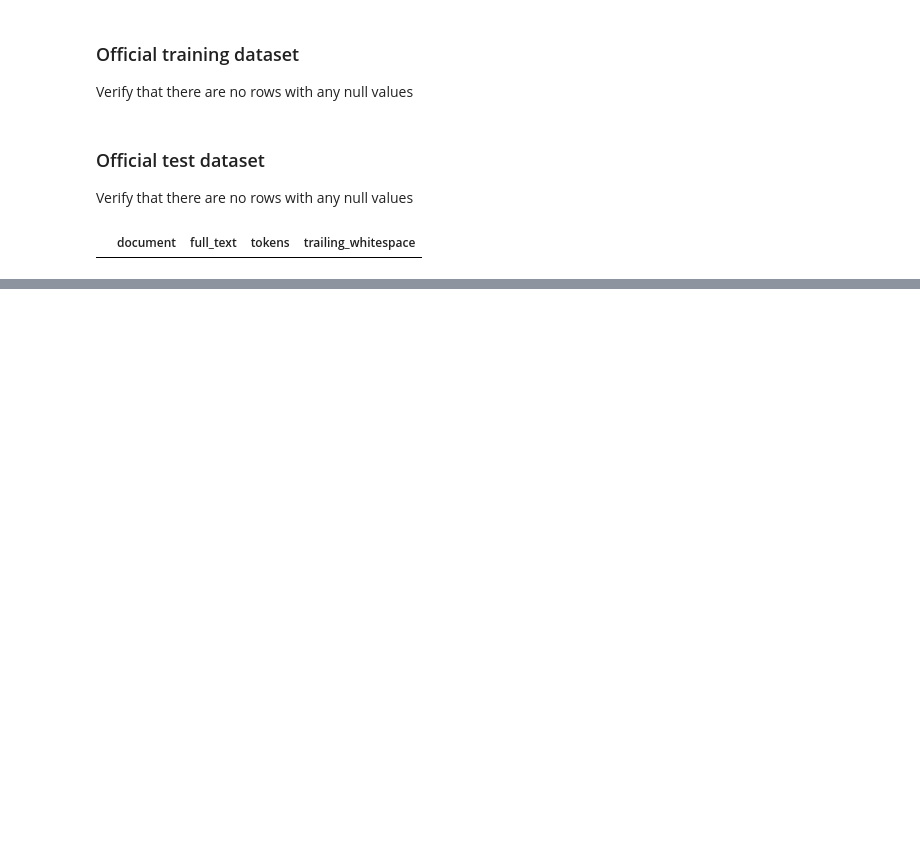
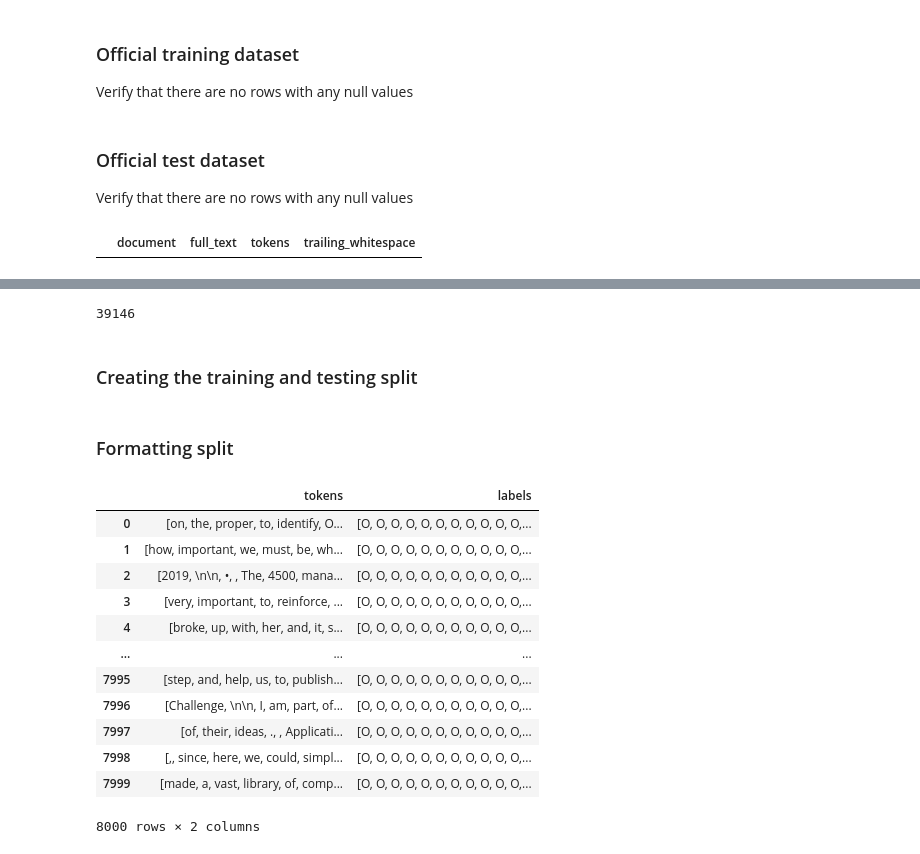
Before and after one commit to GGC-DSA/Kaggle-2024, a Jupyter notebook: notebooks-Spr2024/KAG_Notebook.ipynb, the cells around one changed output, grey strips where cells are left out. Drawn from its saved outputs; the diff is of its cells as text; code cells hidden in the pictures; blank space fills up the shorter version.

```diff
--- a/notebooks-Spr2024/KAG_Notebook.ipynb
+++ b/notebooks-Spr2024/KAG_Notebook.ipynb
@@ -298,0 +249,7 @@ df_ext5_train_revised[df_ext5_train_revised.isnull().any(axis = 1)]
+# %%
+pattern = re.compile('\xa0|\uf0b7|\u200b')
+df.loc[:,'full_text'] = df.loc[:,'full_text'].replace(pattern, ' ')
+df.loc[:,'tokens'] = df.loc[:,'tokens'].apply(lambda line: [tok for tok in line if not re.search(pattern,tok)])
+
+df_usable = df.iloc[df[~(df.tokens.apply(len) != df.labels.apply(len))].index]
+1-(len(df_usable))/len(df.document)
@@ -298,0 +260,20 @@ df_ext5_train_revised[df_ext5_train_revised.isnull().any(axis = 1)]
+# %%
+def make_smaller_inputs(dataframe):
+    df_out = pd.DataFrame(columns = ['tokens','labels'])
+    counter = 0
+    max_len = config['MAX_LEN']
+
+    for _,line in dataframe.iterrows():
+        tokens = line.tokens
+        labels = line.labels
+        items = range(0,len(tokens),max_len)
+
+        for i in items:
+            df_out.at[counter,'tokens'] = tokens[i:i+max_len]
+            df_out.at[counter,'labels'] = labels[i:i+max_len]
+            counter += 1
+
+    return df_out
+# %%
+df_model_input = make_smaller_inputs(df_usable)
+df_model_input.head()
@@ -298,0 +287,27 @@ df_ext5_train_revised[df_ext5_train_revised.isnull().any(axis = 1)]
+# %%
+len(df_model_input.index)
+# %% [output]
+39146
+# %% [markdown]
+### Creating the training and testing split
+# %%
+df_train, df_test = train_test_split(df_model_input.sample(n=10000), test_size=0.2)
+# %% [markdown]
+### Formatting split
+# %%
+df_train.reset_index(drop = True, inplace=True)
+df_train
+# %% [output]
+|  | tokens | labels |
+| 0 | [on, the, proper, to, identify, O... | [O, O, O, O, O, O, O, O, O, O, O,... |
+| 1 | [how, important, we, must, be, wh... | [O, O, O, O, O, O, O, O, O, O, O,... |
+| 2 | [2019, \n\n, •, , The, 4500, mana... | [O, O, O, O, O, O, O, O, O, O, O,... |
+| 3 | [very, important, to, reinforce, ... | [O, O, O, O, O, O, O, O, O, O, O,... |
+| 4 | [broke, up, with, her, and, it, s... | [O, O, O, O, O, O, O, O, O, O, O,... |
+| ... | ... | ... |
+| 7995 | [step, and, help, us, to, publish... | [O, O, O, O, O, O, O, O, O, O, O,... |
+| 7996 | [Challenge, \n\n, I, am, part, of... | [O, O, O, O, O, O, O, O, O, O, O,... |
+| 7997 | [of, their, ideas, ., , Applicati... | [O, O, O, O, O, O, O, O, O, O, O,... |
+| 7998 | [,, since, here, we, could, simpl... | [O, O, O, O, O, O, O, O, O, O, O,... |
+| 7999 | [made, a, vast, library, of, comp... | [O, O, O, O, O, O, O, O, O, O, O,... |
+8000 rows × 2 columns
```
Also changed, not shown: parts of 83 cells of this notebook.
